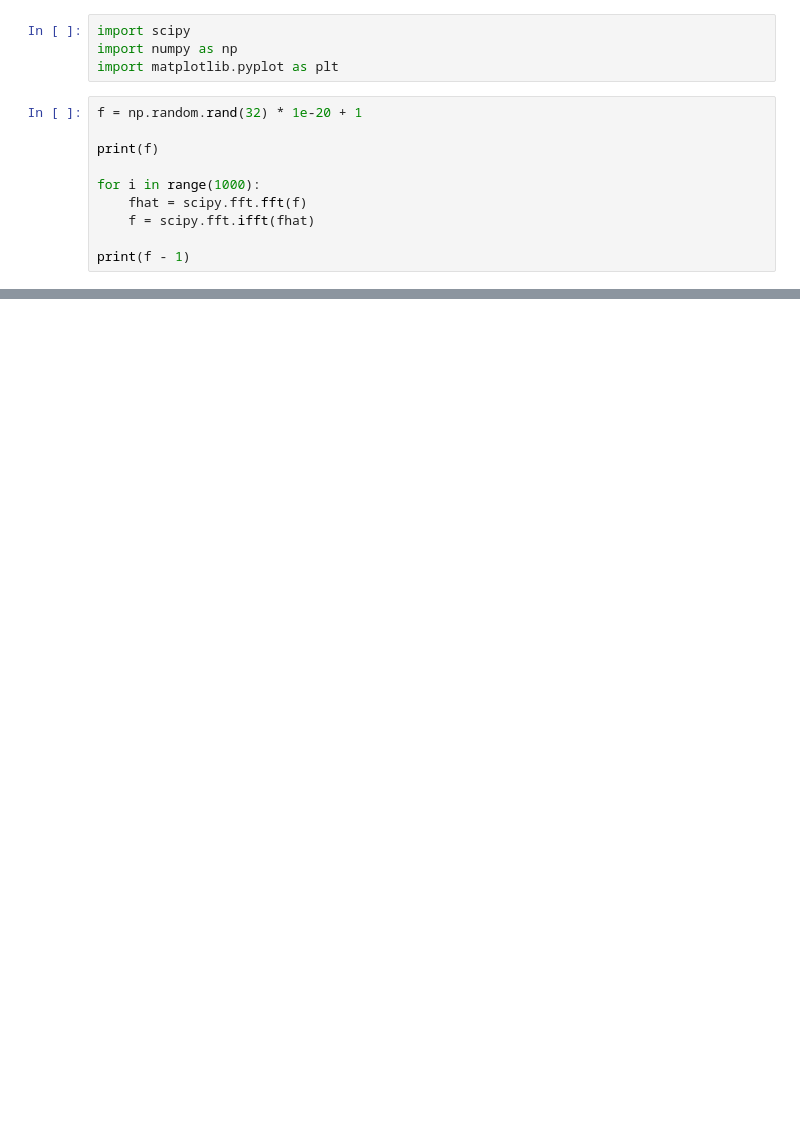
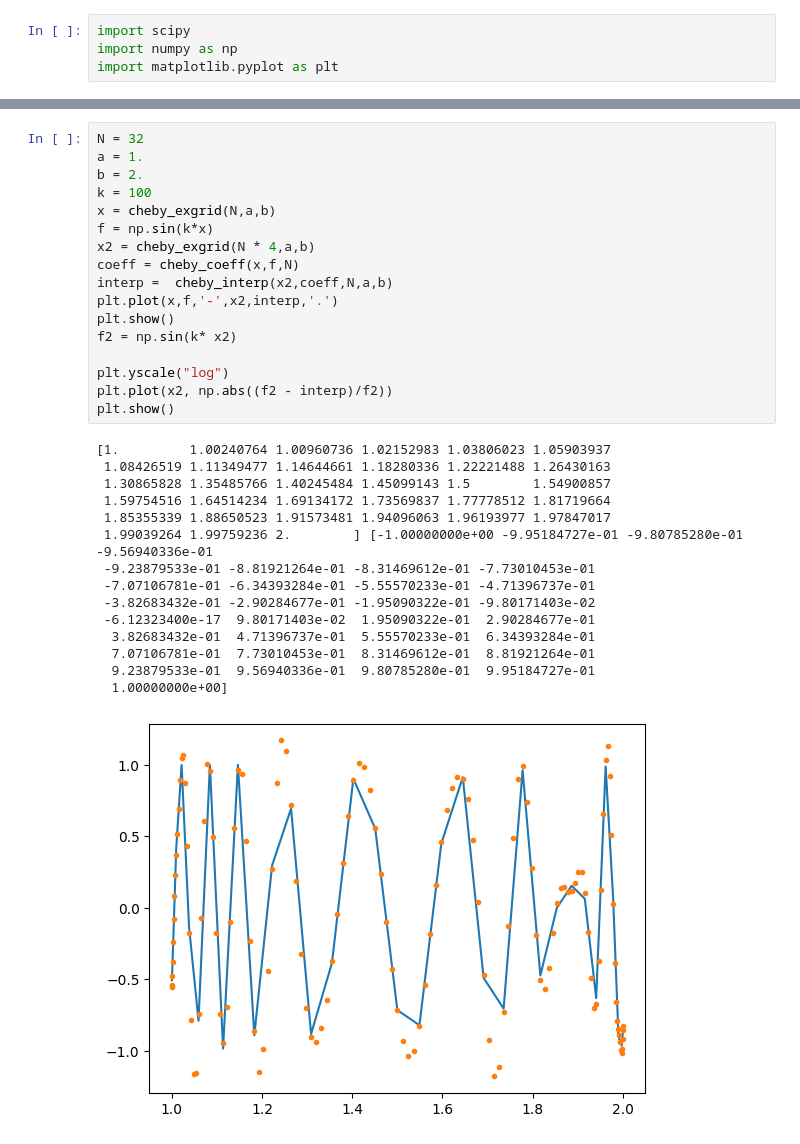
Before and after one commit to KunkelAlexander/fdm-hybrid-scheme, a Jupyter notebook: demonstration/Chebyshev.ipynb, the cells around one changed output, grey strips where cells are left out. Drawn from its saved outputs; the diff is of its cells as text; blank space fills up the shorter version.

Commit message:
Working Cheby multipatch scheme

```diff
--- a/demonstration/Chebyshev.ipynb
+++ b/demonstration/Chebyshev.ipynb
@@ -2,13 +2,3 @@
 import scipy
 import numpy as np
 import matplotlib.pyplot as plt
-# %%
-f = np.random.rand(32) * 1e-20 + 1
-
-print(f)
-
-for i in range(1000):
-    fhat = scipy.fft.fft(f)
-    f = scipy.fft.ifft(fhat)
-
-print(f - 1)
@@ -21,0 +116,33 @@ print(f - 1)
+# %%
+N = 32
+a = 1.
+b = 2.
+k = 100
+x = cheby_exgrid(N,a,b)
+f = np.sin(k*x)
+x2 = cheby_exgrid(N * 4,a,b)
+coeff = cheby_coeff(x,f,N)
+interp =  cheby_interp(x2,coeff,N,a,b)
+plt.plot(x,f,'-',x2,interp,'.')
+plt.show()
+f2 = np.sin(k* x2)
+
+plt.yscale("log")
+plt.plot(x2, np.abs((f2 - interp)/f2))
+plt.show()
+# %% [output]
+[1.         1.00240764 1.00960736 1.02152983 1.03806023 1.05903937
+ 1.08426519 1.11349477 1.14644661 1.18280336 1.22221488 1.26430163
+ 1.30865828 1.35485766 1.40245484 1.45099143 1.5        1.54900857
+ 1.59754516 1.64514234 1.69134172 1.73569837 1.77778512 1.81719664
+ 1.85355339 1.88650523 1.91573481 1.94096063 1.96193977 1.97847017
+ 1.99039264 1.99759236 2.        ] [-1.00000000e+00 -9.95184727e-01 -9.80785280e-01 -9.56940336e-01
+ -9.23879533e-01 -8.81921264e-01 -8.31469612e-01 -7.73010453e-01
+ -7.07106781e-01 -6.34393284e-01 -5.55570233e-01 -4.71396737e-01
+ -3.82683432e-01 -2.90284677e-01 -1.95090322e-01 -9.80171403e-02
+ -6.12323400e-17  9.80171403e-02  1.95090322e-01  2.90284677e-01
+  3.82683432e-01  4.71396737e-01  5.55570233e-01  6.34393284e-01
+  7.07106781e-01  7.73010453e-01  8.31469612e-01  8.81921264e-01
+  9.23879533e-01  9.56940336e-01  9.80785280e-01  9.95184727e-01
+  1.00000000e+00]
+[figure, added]
```
Also changed, not shown: parts of 14 cells of this notebook, 6 other files.
